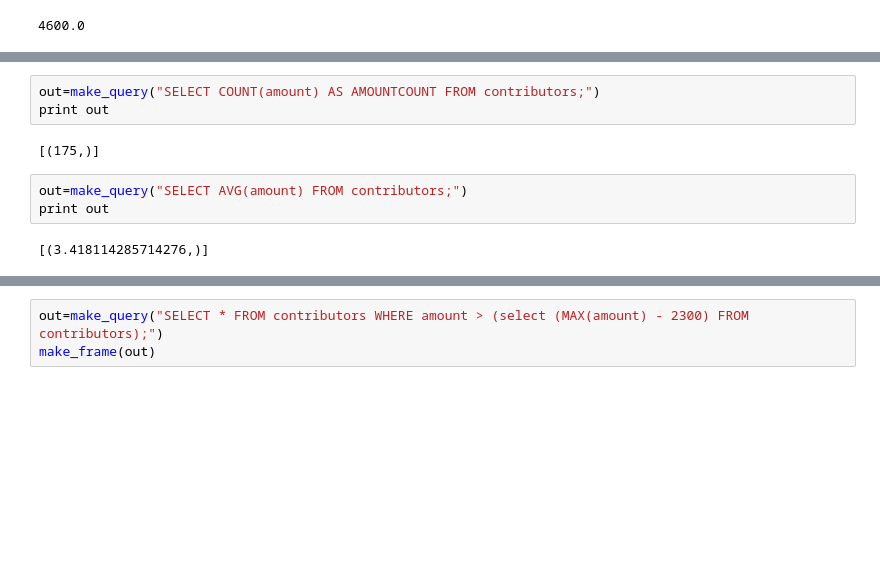
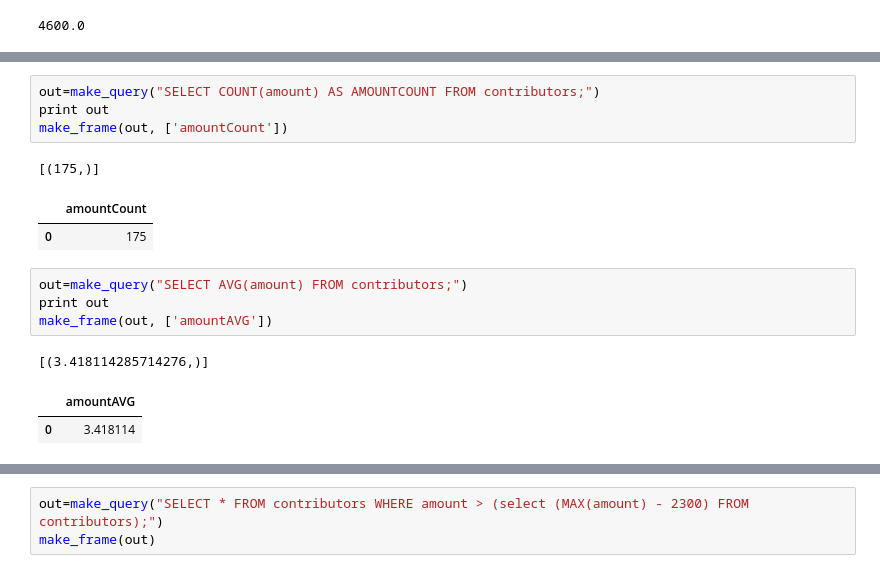
Before and after one commit to ShichengChen/cs109, a Jupyter notebook: Lecture4/PandasAndSQL.ipynb, the cells around one changed output, grey strips where cells are left out. Saved outputs shown, nothing was run; the diff lists cells and outputs as text; blank space fills up the shorter version.

```diff
--- a/Lecture4/PandasAndSQL.ipynb
+++ b/Lecture4/PandasAndSQL.ipynb
@@ -817,13 +827,19 @@ make_frame(out, cont_cols+['maxamt'])
 # %%
 out=make_query("SELECT COUNT(amount) AS AMOUNTCOUNT FROM contributors;")
 print out
+make_frame(out, ['amountCount'])
 # %% [output]
 [(175,)]
+|  | amountCount |
+| 0 | 175 |
 # %%
 out=make_query("SELECT AVG(amount) FROM contributors;")
 print out
+make_frame(out, ['amountAVG'])
 # %% [output]
 [(3.418114285714276,)]
+|  | amountAVG |
+| 0 | 3.418114 |
 # %%
 dfcwci[dfcwci.amount > dfcwci.amount.max() - 2300]
 # %% [output]
```
Also changed, not shown: parts of 22 cells of this notebook, 1 other file.
